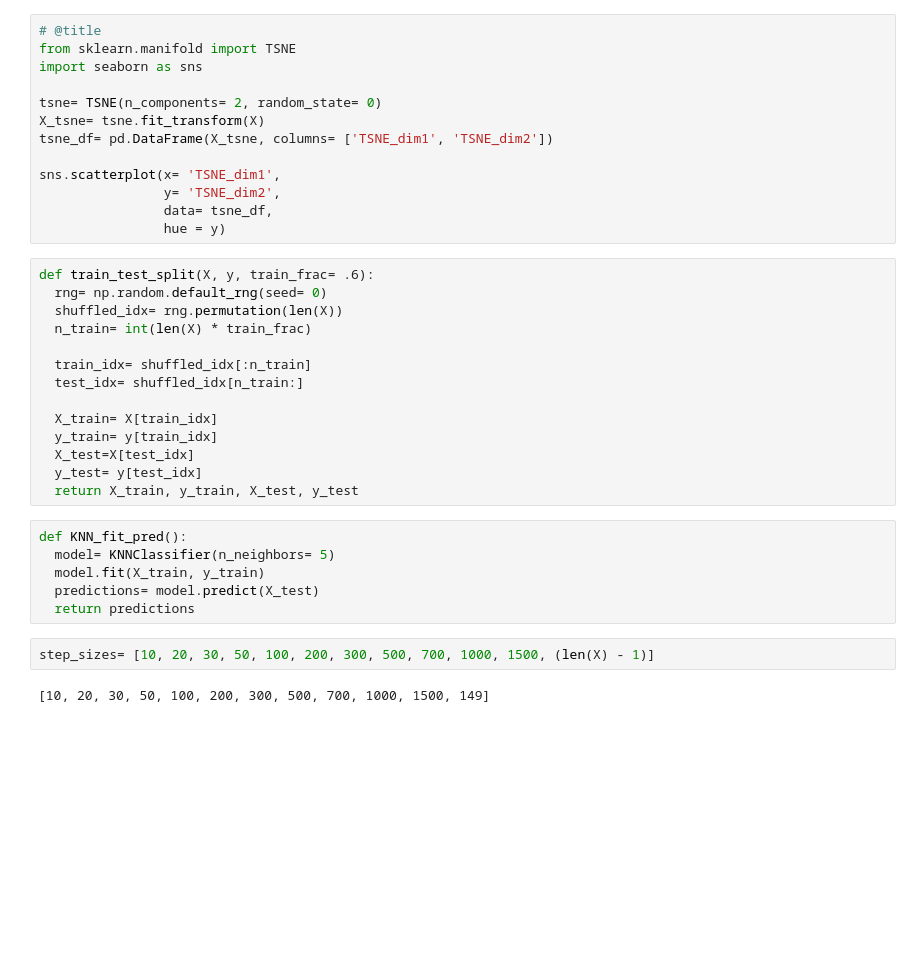
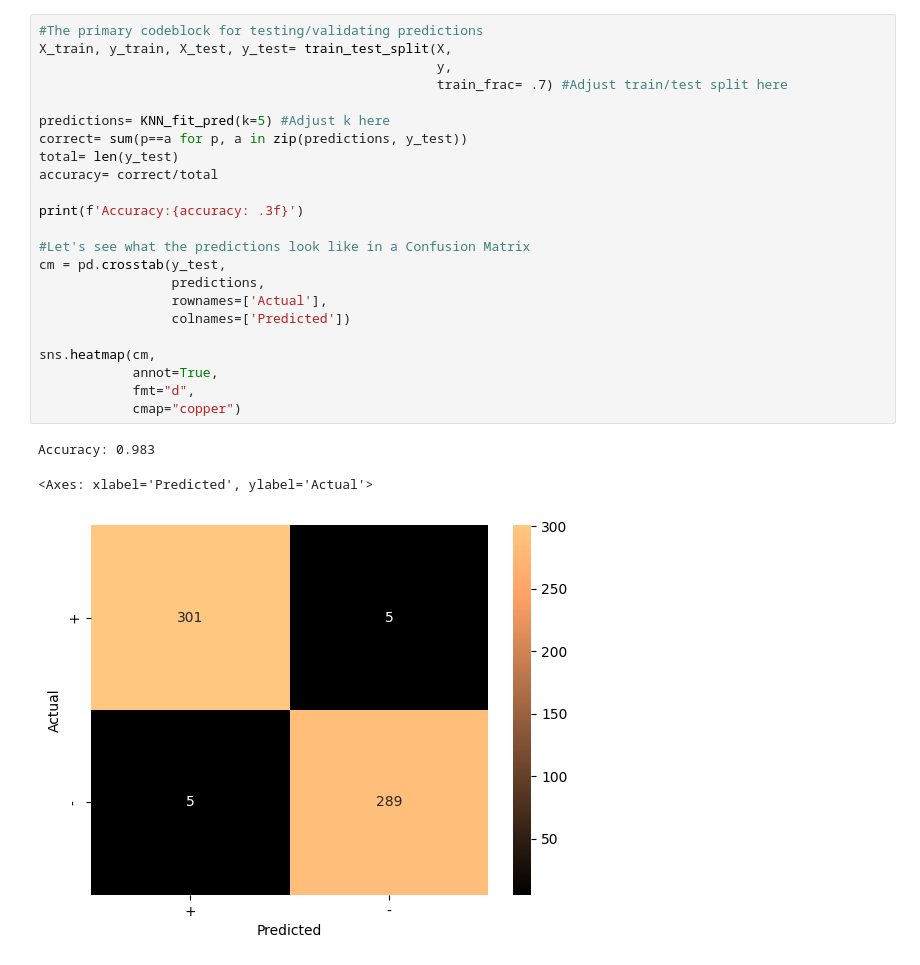
Before and after one commit to drwbkr1/Grad504-K-Nearest-Neighbor-Classifier, a Jupyter notebook: KNN_Project_Notebook.ipynb, the cells around one changed output. Cells and saved outputs as stored; diff of their text form; blank space fills up the shorter version.

```diff
--- a/KNN_Project_Notebook.ipynb
+++ b/KNN_Project_Notebook.ipynb
@@ -70,37 +95,27 @@ float64 object
-# %%
-# @title
-from sklearn.manifold import TSNE
-import seaborn as sns
-
-tsne= TSNE(n_components= 2, random_state= 0)
-X_tsne= tsne.fit_transform(X)
-tsne_df= pd.DataFrame(X_tsne, columns= ['TSNE_dim1', 'TSNE_dim2'])
-
-sns.scatterplot(x= 'TSNE_dim1',
-                y= 'TSNE_dim2',
-                data= tsne_df,
-                hue = y)
-# %%
-def train_test_split(X, y, train_frac= .6):
-  rng= np.random.default_rng(seed= 0)
-  shuffled_idx= rng.permutation(len(X))
-  n_train= int(len(X) * train_frac)
-
-  train_idx= shuffled_idx[:n_train]
-  test_idx= shuffled_idx[n_train:]
-
-  X_train= X[train_idx]
-  y_train= y[train_idx]
-  X_test=X[test_idx]
-  y_test= y[test_idx]
-  return X_train, y_train, X_test, y_test
-# %%
-def KNN_fit_pred():
-  model= KNNClassifier(n_neighbors= 5)
-  model.fit(X_train, y_train)
-  predictions= model.predict(X_test)
-  return predictions
-# %%
-step_sizes= [10, 20, 30, 50, 100, 200, 300, 500, 700, 1000, 1500, (len(X) - 1)]
-# %% [output]
-[10, 20, 30, 50, 100, 200, 300, 500, 700, 1000, 1500, 149]
+# %%
+#The primary codeblock for testing/validating predictions
+X_train, y_train, X_test, y_test= train_test_split(X,
+                                                   y,
+                                                   train_frac= .7) #Adjust train/test split here
+
+predictions= KNN_fit_pred(k=5) #Adjust k here
+correct= sum(p==a for p, a in zip(predictions, y_test))
+total= len(y_test)
+accuracy= correct/total
+
+print(f'Accuracy:{accuracy: .3f}')
+
+#Let's see what the predictions look like in a Confusion Matrix
+cm = pd.crosstab(y_test,
+                 predictions,
+                 rownames=['Actual'],
+                 colnames=['Predicted'])
+
+sns.heatmap(cm,
+            annot=True,
+            fmt="d",
+            cmap="copper")
+# %% [output]
+Accuracy: 0.983
+<Axes: xlabel='Predicted', ylabel='Actual'>
+[figure, added]
```
Also changed, not shown: parts of 10 cells of this notebook.
